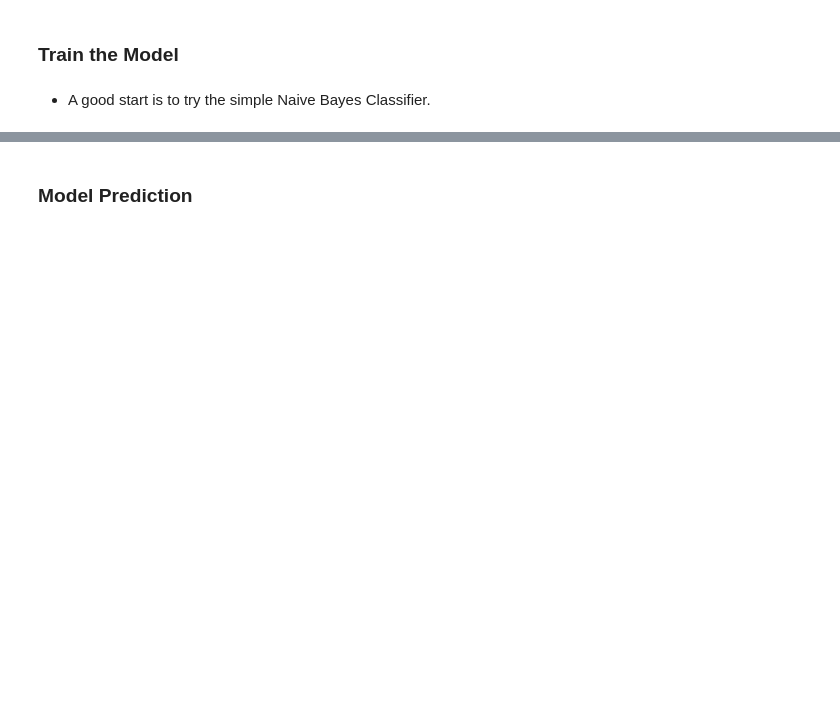
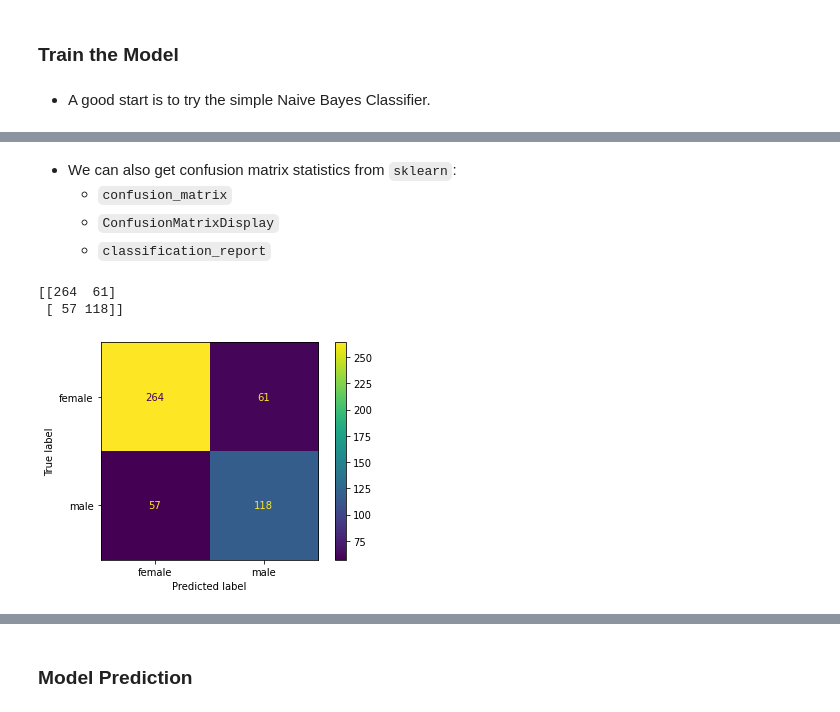
Before and after one commit to alvinntnu/NTNU_ENC2045_LECTURES, a Jupyter notebook: _build/jupyter_execute/nlp/ml-simple-case.ipynb, the cells around one changed output, grey strips where cells are left out. Saved outputs shown, nothing was run; the diff lists cells and outputs as text; code cells hidden in the pictures; blank space fills up the shorter version.

```diff
--- a/_build/jupyter_execute/nlp/ml-simple-case.ipynb
+++ b/_build/jupyter_execute/nlp/ml-simple-case.ipynb
@@ -49,0 +179,24 @@ classifier = nltk.NaiveBayesClassifier.train(train_set)
+# %% [markdown]
+- We can also get confusion matrix statistics from `sklearn`:
+    - `confusion_matrix`
+    - `ConfusionMatrixDisplay`
+    - `classification_report`
+# %%
+from sklearn.metrics import classification_report, confusion_matrix, ConfusionMatrixDisplay
+import matplotlib.pyplot as plt
+
+## label names
+target_names = ['female', 'male']
+## confusion matrix
+cm = confusion_matrix(y_true = t_l, y_pred = t_l_pr, labels = target_names)
+print(cm)
+## plotting
+disp = ConfusionMatrixDisplay(confusion_matrix= cm,
+                              display_labels= target_names)
+
+disp.plot()
+plt.show()
+# %% [output]
+[[264  61]
+ [ 57 118]]
+[figure, added]
```
Also changed, not shown: parts of 88 cells of this notebook, 17 other files.
